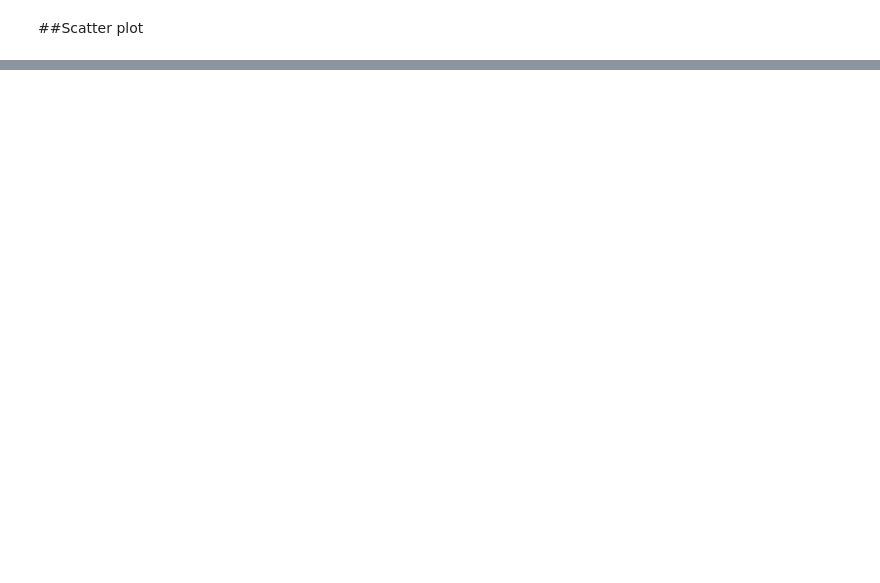
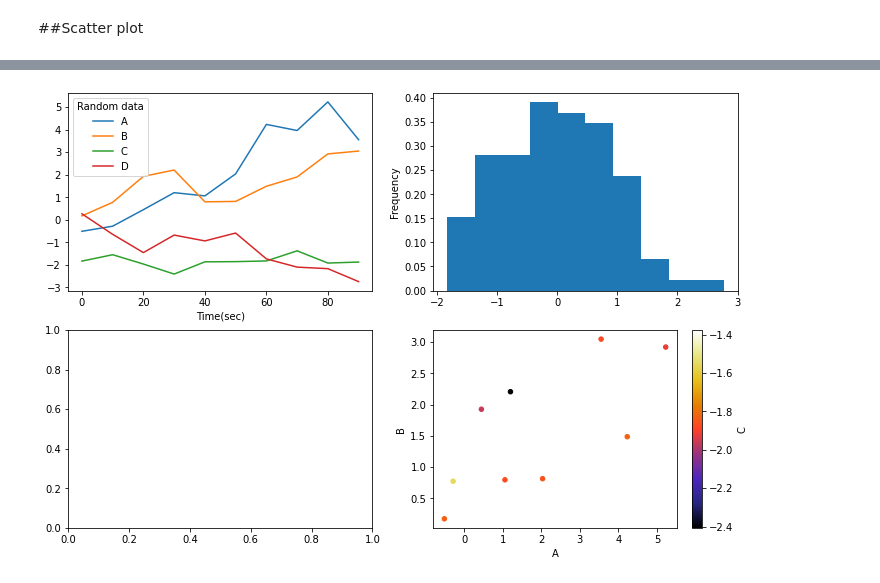
Before and after one commit to cchio74/forgemaster, a Jupyter notebook: lab04_BJ_plot.ipynb, the cells around one changed output, grey strips where cells are left out. Saved outputs shown, nothing was run; the diff lists cells and outputs as text; code cells hidden in the pictures; blank space fills up the shorter version.

```diff
--- a/lab04_BJ_plot.ipynb
+++ b/lab04_BJ_plot.ipynb
@@ -115,0 +380,8 @@ plt.scatter(x=df['A'],y=df['B'],s=df['C']*-100,c=df['D'])
+# %%
+fig,axes=plt.subplots(2,2,figsize=[12,8])
+df.plot(ax=axes[0,0])
+s.plot.hist(density=True,ax=axes[0,1])
+df.plot.scatter('A','B',c='C',cmap='CMRmap',ax=axes[1,1])
+plt.show()
+# %% [output]
+[figure, added]
```
Also changed, not shown: parts of 59 cells of this notebook.
